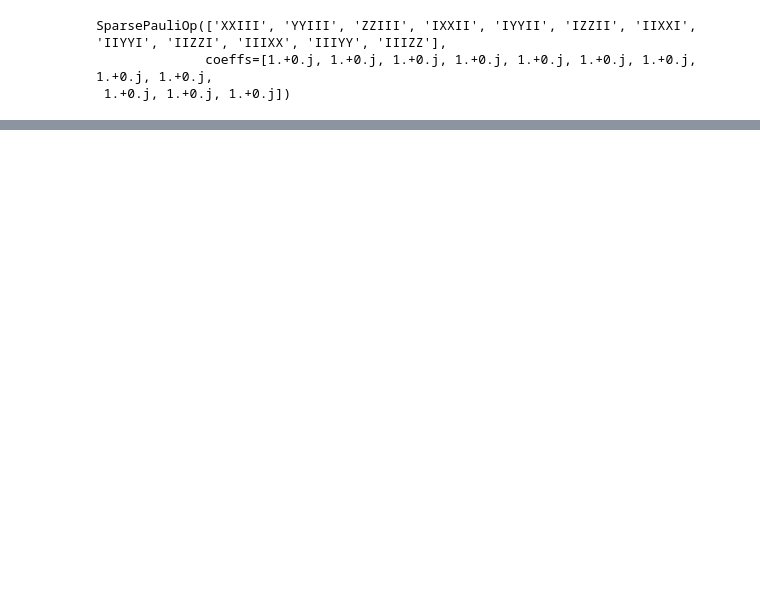
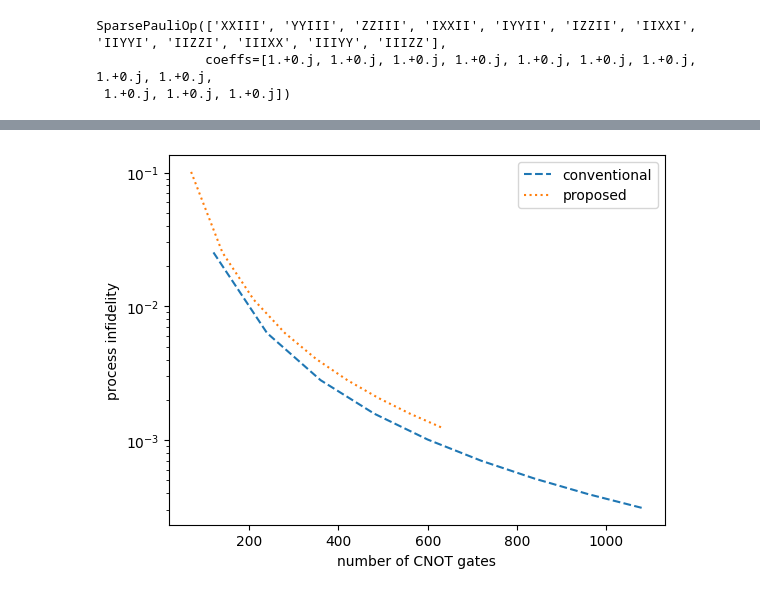
Before and after one commit to BOBO1997/osp_solutions, a Jupyter notebook: simulation/noise_free/5-qubit/compare_unitary.ipynb, the cells around one changed output, grey strips where cells are left out. Drawn from its saved outputs; the diff is of its cells as text; code cells hidden in the pictures; blank space fills up the shorter version.

```diff
--- a/simulation/noise_free/5-qubit/compare_unitary.ipynb
+++ b/simulation/noise_free/5-qubit/compare_unitary.ipynb
@@ -191,0 +207,11 @@ False
+# %%
+plt.clf()
+p3, = plt.plot(nums_cnot_conventional, 1 - np.array(fidelities_conventional), linestyle="dashed")
+p4, = plt.plot(nums_cnot_proposed, 1 - np.array(fidelities_proposed), linestyle="dotted")
+plt.xlabel("number of CNOT gates")
+plt.ylabel("process infidelity")
+plt.yscale("log")
+plt.legend([p3,p4],["conventional","proposed"])
+plt.show()
+# %% [output]
+[figure, added]
```
Also changed, not shown: parts of 11 cells of this notebook, 6 other files.
